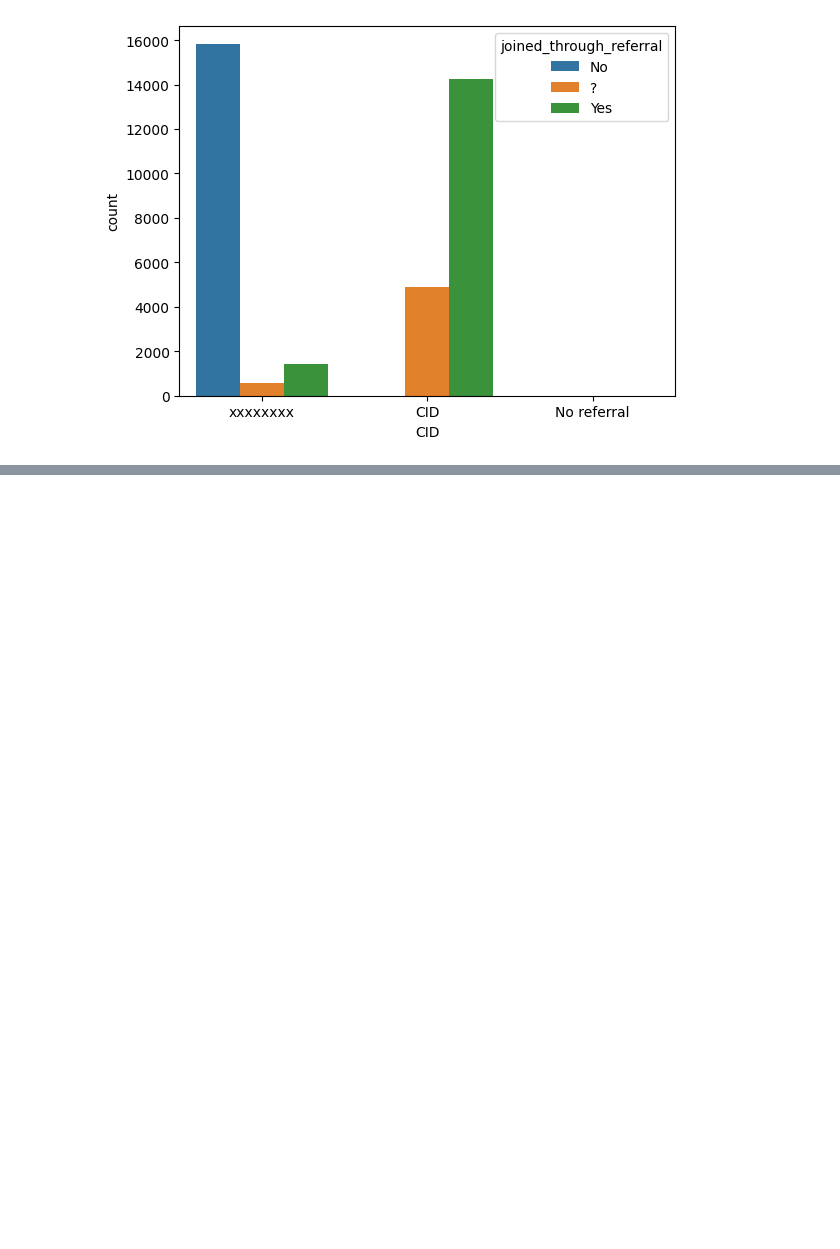
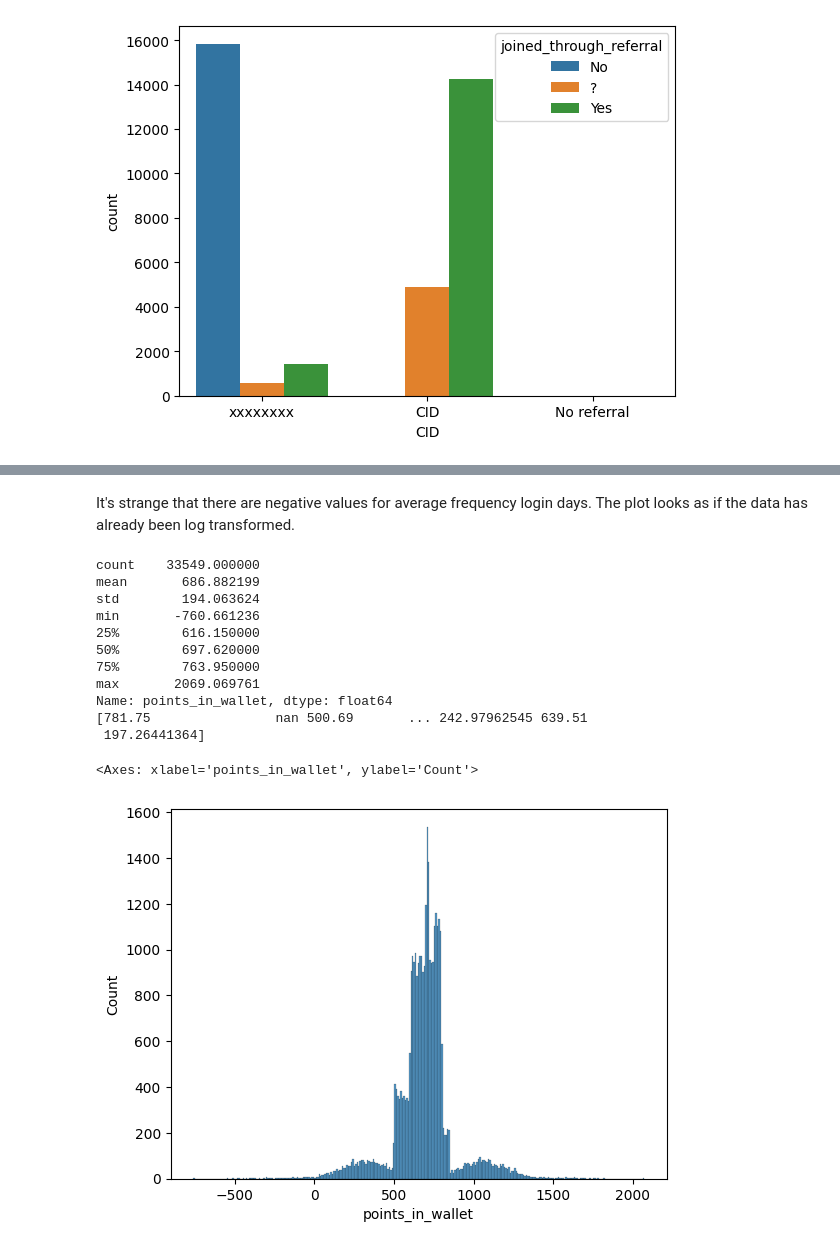
Before and after one commit to forster-j/churn-prediction, a Jupyter notebook: 01_import_dataset.ipynb, the cells around one changed output, grey strips where cells are left out. Cells and saved outputs as stored; diff of their text form; code cells hidden in the pictures; blank space fills up the shorter version.

```diff
--- a/01_import_dataset.ipynb
+++ b/01_import_dataset.ipynb
@@ -173,0 +302,21 @@ sns.countplot(df, hue='joined_through_referral', x='CID')
+# %% [markdown]
+It's strange that there are negative values for average frequency login days. The plot looks as if the data has already been log transformed.
+# %%
+print(df['points_in_wallet'].describe())
+print(df['points_in_wallet'].unique())
+
+sns.histplot(df['points_in_wallet'] )
+# %% [output]
+count    33549.000000
+mean       686.882199
+std        194.063624
+min       -760.661236
+25%        616.150000
+50%        697.620000
+75%        763.950000
+max       2069.069761
+Name: points_in_wallet, dtype: float64
+[781.75                nan 500.69       ... 242.97962545 639.51
+ 197.26441364]
+<Axes: xlabel='points_in_wallet', ylabel='Count'>
+[figure, added]
```
Also changed, not shown: parts of 22 cells of this notebook, 1 other file.
